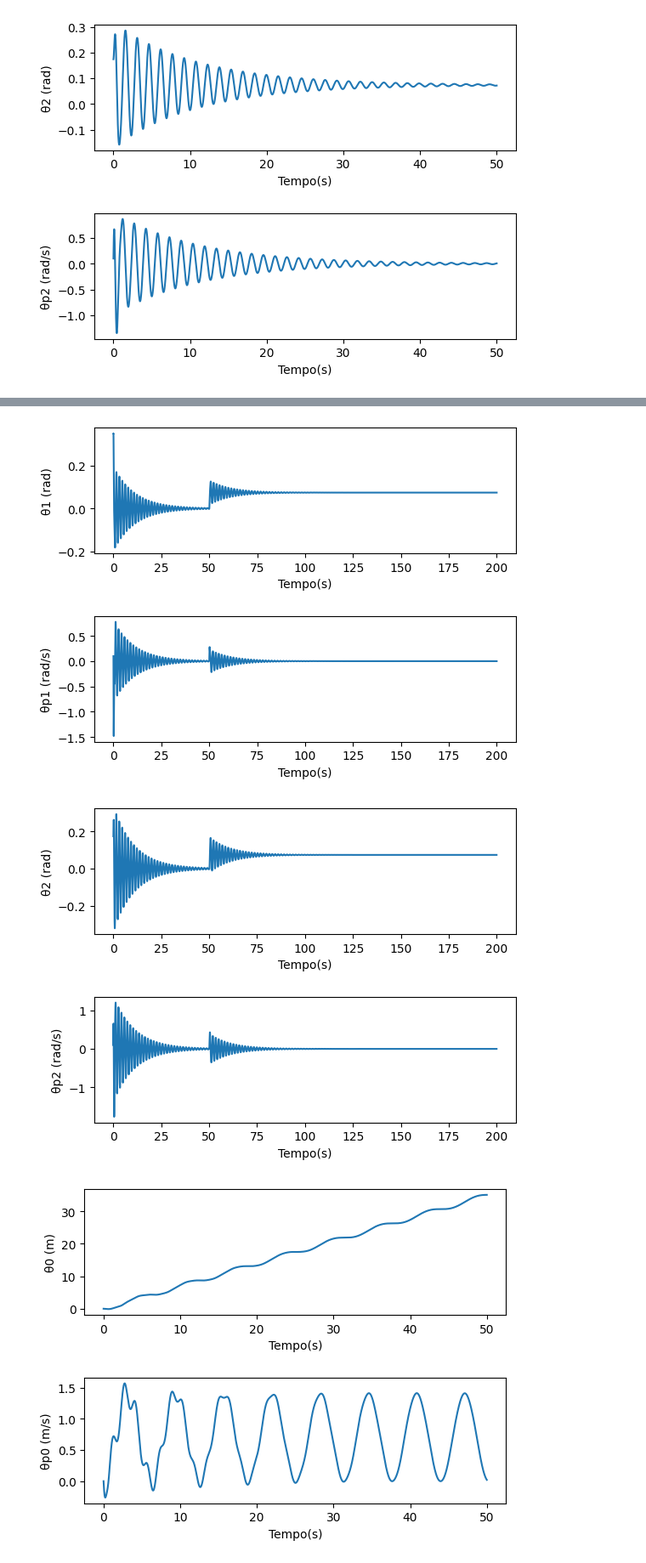
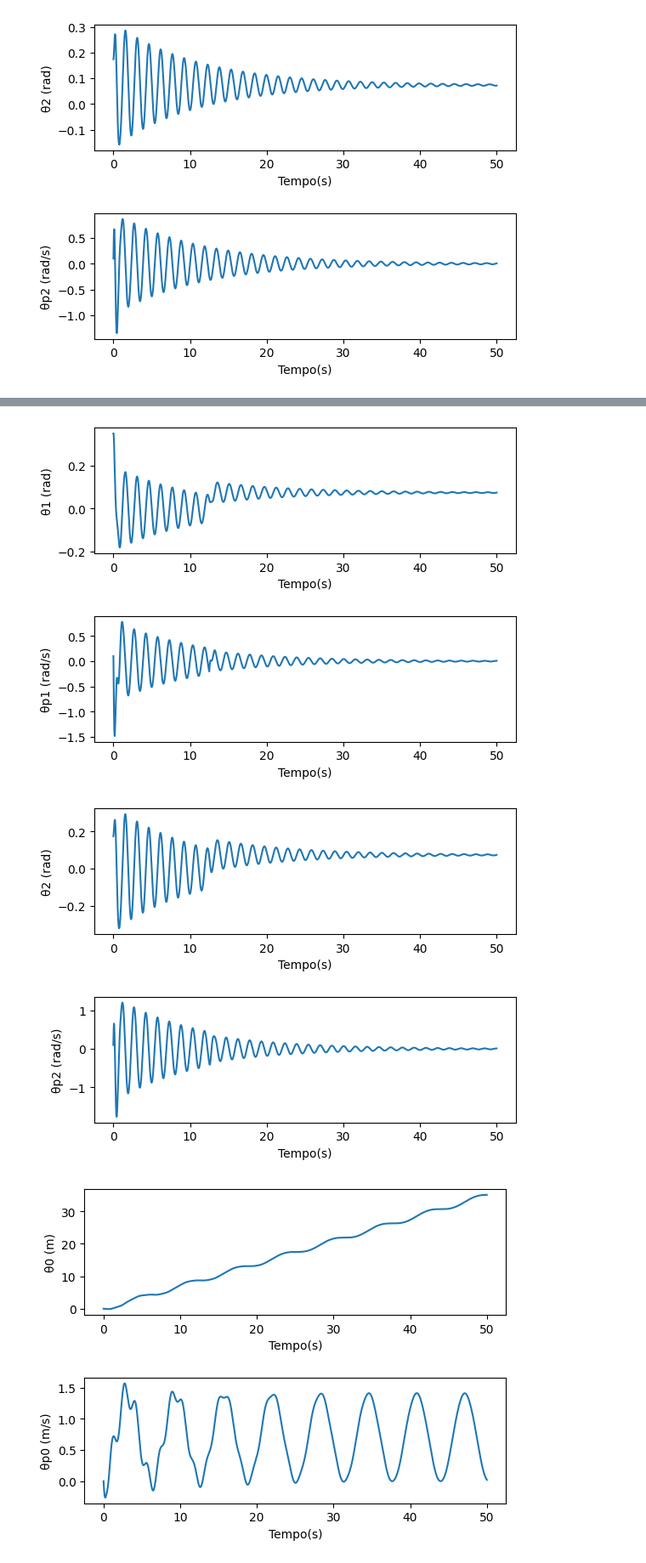
Before and after one commit to asneideris/PME3380, a Jupyter notebook: linjupy.ipynb, the cells around one changed output, grey strips where cells are left out. Shown at 85% size. Drawn from its saved outputs; the diff is of its cells as text; code cells hidden in the pictures.

```diff
--- a/linjupy.ipynb
+++ b/linjupy.ipynb
@@ -380,12 +376,10 @@ def step(n,u):
     m3 = m3 + u
     return np.block([m1,m3])
 # %%
-#Simulação para u degrau
-tempo = np.linspace(0, 200, 40000)
+#Simulação sistema linear para u degrau
+tempo = np.linspace(0, 50, 40000)
 X0 = [0, 0.35, 0.1745, 0, 0.1, 0.1] #Valores iniciais dos estados
-# X0_x = [0.1, 0.1, 0.1 ,0.1]
 u = 2
-# t, amp,yobs = ctrl.forced_response(sysobs, tempo, 0 ,X0 ,return_x = 'True')
 t, amp, xest = ctr.forced_response(sis, tempo, step(len(tempo),u), X0, return_x = 'True')
 
 #plt.plot(t, xest[0])
@@ -437,3 +431,3 @@ plt.show(block=False)
-[figure, old version]
+[figure, new version]
-[figure, old version]
+[figure, new version]
 # %%
```
Also changed, not shown: parts of 9 cells of this notebook.
